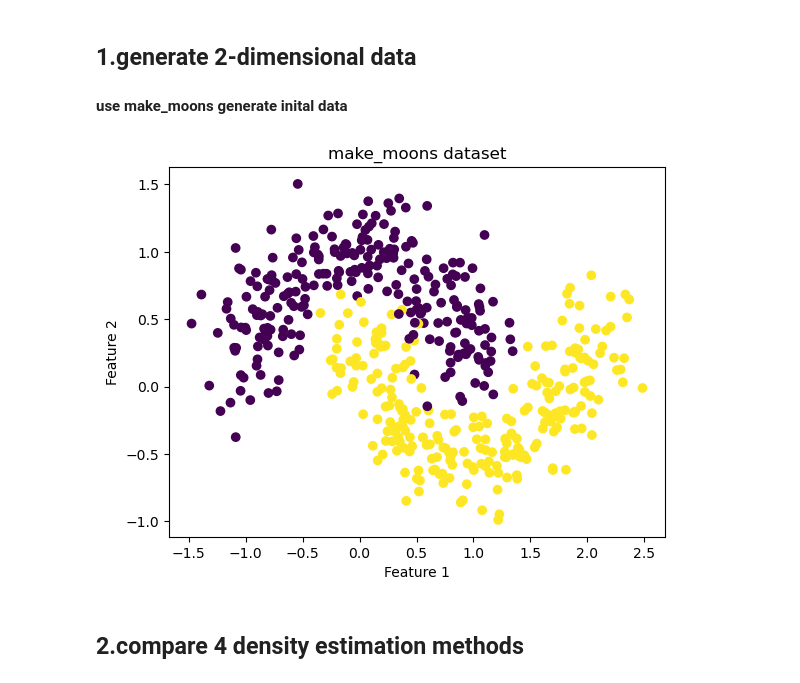
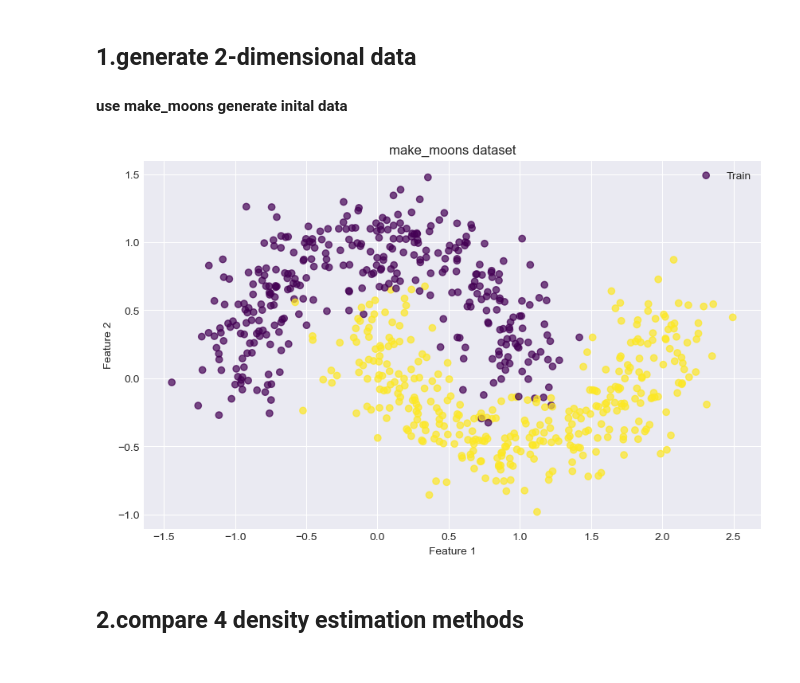
Before and after one commit to sena1818/GNNs, a Jupyter notebook: sheet/sheet_1/Two_Dimensionaldata.ipynb, the cells around one changed output. Cells and saved outputs as stored; diff of their text form; code cells hidden in the pictures.

```diff
--- a/sheet/sheet_1/Two_Dimensionaldata.ipynb
+++ b/sheet/sheet_1/Two_Dimensionaldata.ipynb
@@ -5,20 +5,36 @@
 # %%
 import numpy as np
 from sklearn.datasets import make_moons
 import matplotlib.pyplot as plt
 
+from sklearn.model_selection import train_test_split
+from sklearn.neighbors import KDTree # KD树
+from sklearn.ensemble import RandomForestClassifier
+from sklearn.metrics import accuracy_score
+from scipy.stats import multivariate_normal # 计算高斯密度
+from matplotlib.patches import Ellipse # 可视化GMM
+from scipy.spatial.distance import cdist  # MMD计算需要
+
+
+plt.rcParams['figure.figsize'] = (10, 6)
+plt.style.use('seaborn-v0_8-darkgrid')
+
+
+
 # generate dataset
-X, y = make_moons(n_samples=500, noise=0.2, random_state=42)
-X_train = X
+X, y = make_moons(n_samples=1000, noise=0.2, random_state=42)
+X_train, X_test, y_train, y_test = train_test_split(X, y, test_size=0.3, random_state=42)
 
 # visualize the dataset
-plt.scatter(X[:, 0], X[:, 1], c=y, cmap='viridis')
+plt.scatter(X_train[:, 0], X_train[:, 1], c=y_train, alpha=0.7, label="Train", cmap='viridis')
+# plt.scatter(X_test[:, 0], X_test[:, 1], c=y_test, marker='x', alpha=0.8, label="Test")
 plt.xlabel('Feature 1')
 plt.ylabel('Feature 2')
 plt.title('make_moons dataset')
+plt.legend()
 plt.show()
 # %% [output]
-[figure, old version]
+[figure, new version]
 # %% [markdown]
 ## 2.compare 4 density estimation methods
 # %% [markdown]
```
Also changed, not shown: parts of 13 cells of this notebook.
